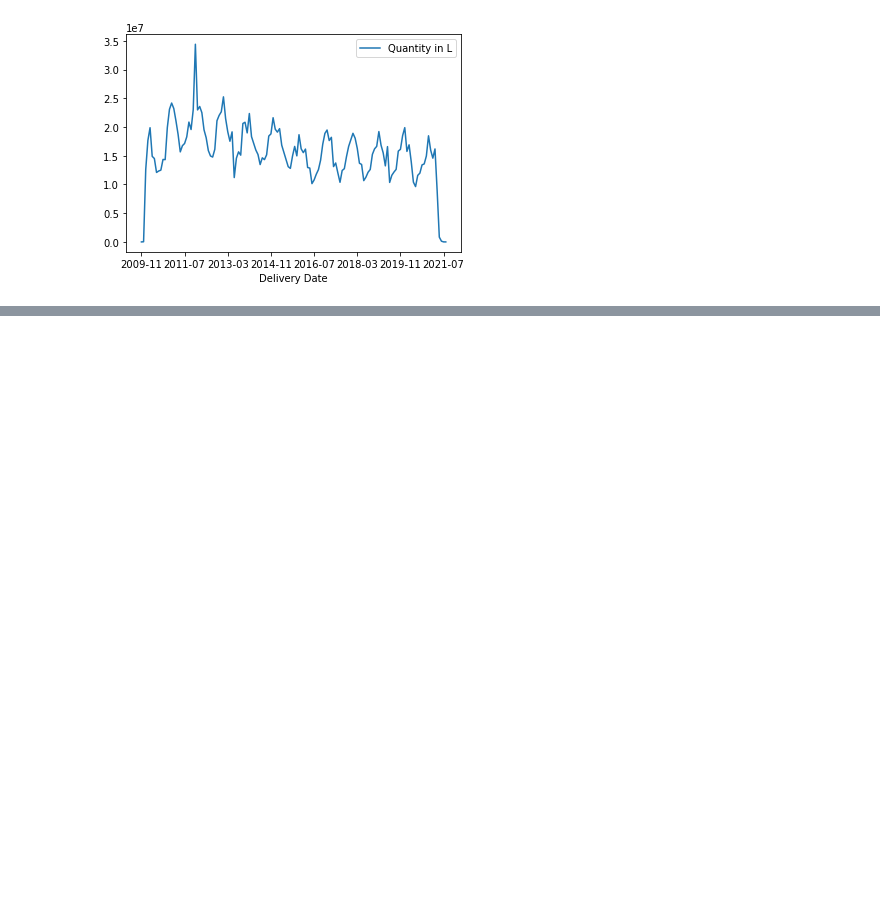
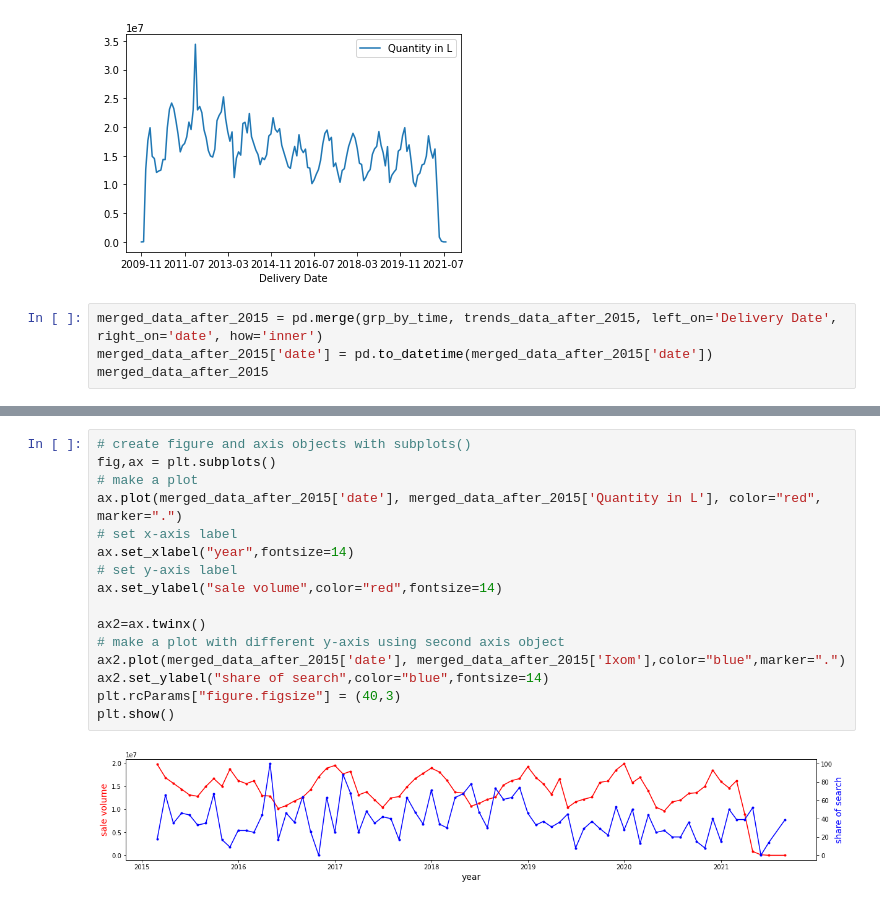
Before and after one commit to yahaod/DS-Project-Group-19, a Jupyter notebook: Data analysis.ipynb, the cells around one changed output, grey strips where cells are left out. Saved outputs shown, nothing was run; the diff lists cells and outputs as text; blank space fills up the shorter version.

```diff
--- a/Data analysis.ipynb
+++ b/Data analysis.ipynb
@@ -74,3 +93,7 @@ grp_by_time.plot(x='Delivery Date', y='Quantity in L')
 plt.show()
 # %% [output]
 [figure]
+# %%
+merged_data_after_2015 = pd.merge(grp_by_time, trends_data_after_2015, left_on='Delivery Date', right_on='date', how='inner')
+merged_data_after_2015['date'] = pd.to_datetime(merged_data_after_2015['date'])
+merged_data_after_2015
@@ -76,0 +114,18 @@ plt.show()
+# %%
+# create figure and axis objects with subplots()
+fig,ax = plt.subplots()
+# make a plot
+ax.plot(merged_data_after_2015['date'], merged_data_after_2015['Quantity in L'], color="red", marker=".")
+# set x-axis label
+ax.set_xlabel("year",fontsize=14)
+# set y-axis label
+ax.set_ylabel("sale volume",color="red",fontsize=14)
+
+ax2=ax.twinx()
+# make a plot with different y-axis using second axis object
+ax2.plot(merged_data_after_2015['date'], merged_data_after_2015['Ixom'],color="blue",marker=".")
+ax2.set_ylabel("share of search",color="blue",fontsize=14)
+plt.rcParams["figure.figsize"] = (40,3)
+plt.show()
+# %% [output]
+[figure, added]
```
Also changed, not shown: parts of 4 cells of this notebook.
